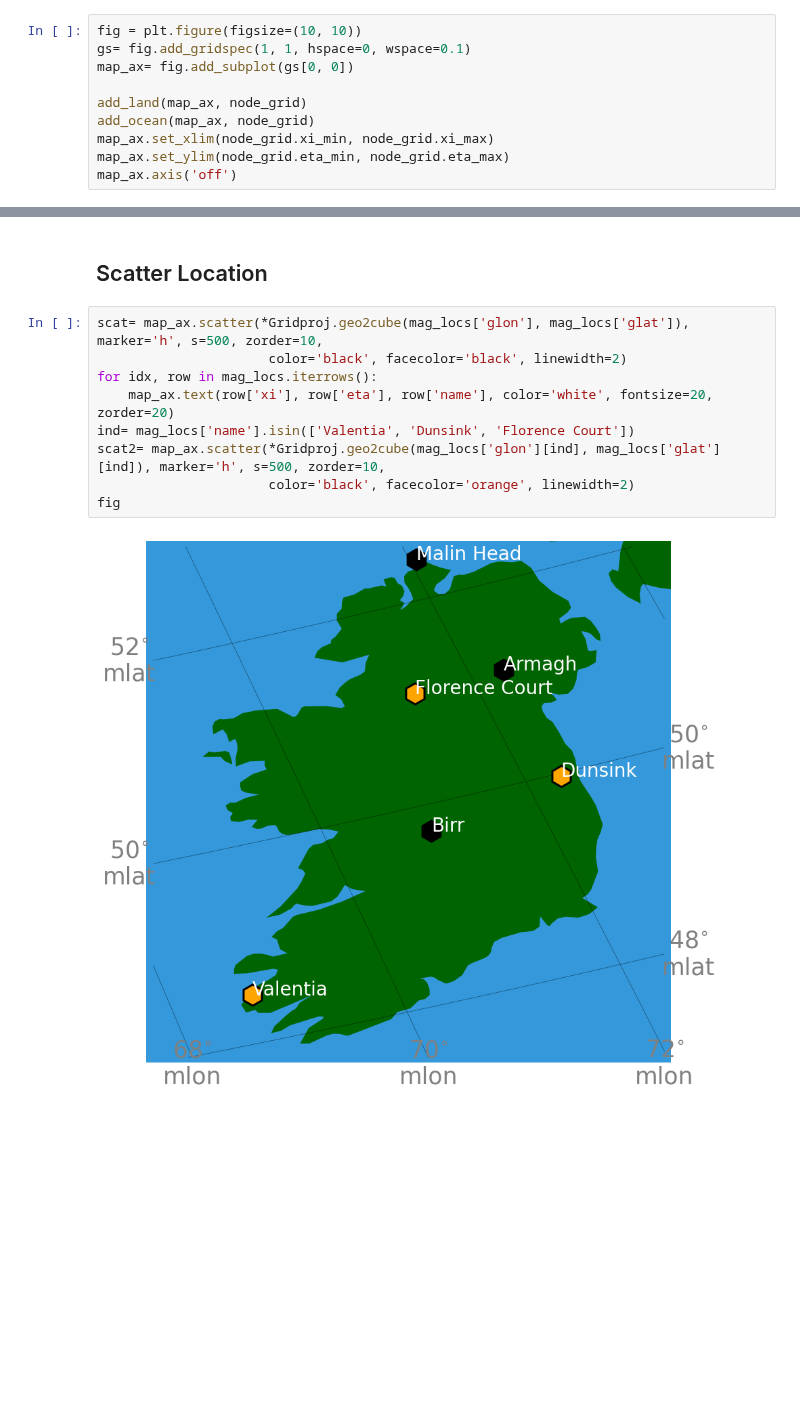
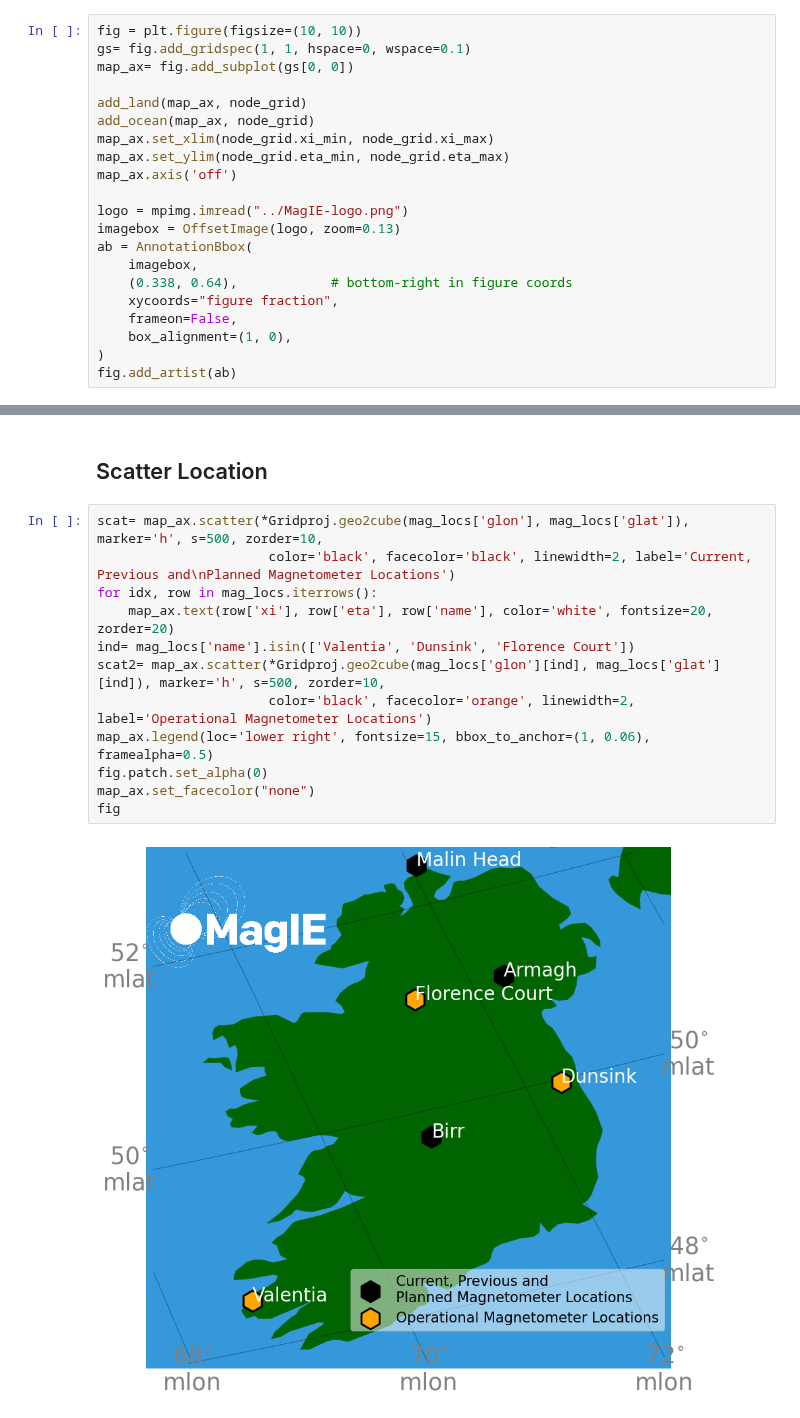
Before and after one commit to magie-network/MAGIE, a Jupyter notebook: notebooks/magnetometer_map.ipynb, the cells around one changed output, grey strips where cells are left out. Cells and saved outputs as stored; diff of their text form; blank space fills up the shorter version.

```diff
--- a/notebooks/magnetometer_map.ipynb
+++ b/notebooks/magnetometer_map.ipynb
@@ -36,4 +40,15 @@ add_ocean(map_ax, node_grid)
 map_ax.set_xlim(node_grid.xi_min, node_grid.xi_max)
 map_ax.set_ylim(node_grid.eta_min, node_grid.eta_max)
 map_ax.axis('off')
+
+logo = mpimg.imread("../MagIE-logo.png")
+imagebox = OffsetImage(logo, zoom=0.13)
+ab = AnnotationBbox(
+    imagebox,
+    (0.338, 0.64),            # bottom-right in figure coords
+    xycoords="figure fraction",
+    frameon=False,
+    box_alignment=(1, 0),
+)
+fig.add_artist(ab)
 # %% [output]
@@ -92,12 +104,15 @@ fig
 ## Scatter Location
 # %%
 scat= map_ax.scatter(*Gridproj.geo2cube(mag_locs['glon'], mag_locs['glat']), marker='h', s=500, zorder=10,
-                      color='black', facecolor='black', linewidth=2)
+                      color='black', facecolor='black', linewidth=2, label='Current, Previous and\nPlanned Magnetometer Locations')
 for idx, row in mag_locs.iterrows():
     map_ax.text(row['xi'], row['eta'], row['name'], color='white', fontsize=20, zorder=20)
 ind= mag_locs['name'].isin(['Valentia', 'Dunsink', 'Florence Court'])
 scat2= map_ax.scatter(*Gridproj.geo2cube(mag_locs['glon'][ind], mag_locs['glat'][ind]), marker='h', s=500, zorder=10,
-                      color='black', facecolor='orange', linewidth=2)
+                      color='black', facecolor='orange', linewidth=2, label='Operational Magnetometer Locations')
+map_ax.legend(loc='lower right', fontsize=15, bbox_to_anchor=(1, 0.06), framealpha=0.5)
+fig.patch.set_alpha(0)
+map_ax.set_facecolor("none")
 fig
 # %% [output]
-[figure, old version]
+[figure, new version]
```
Also changed, not shown: parts of 4 cells of this notebook.
